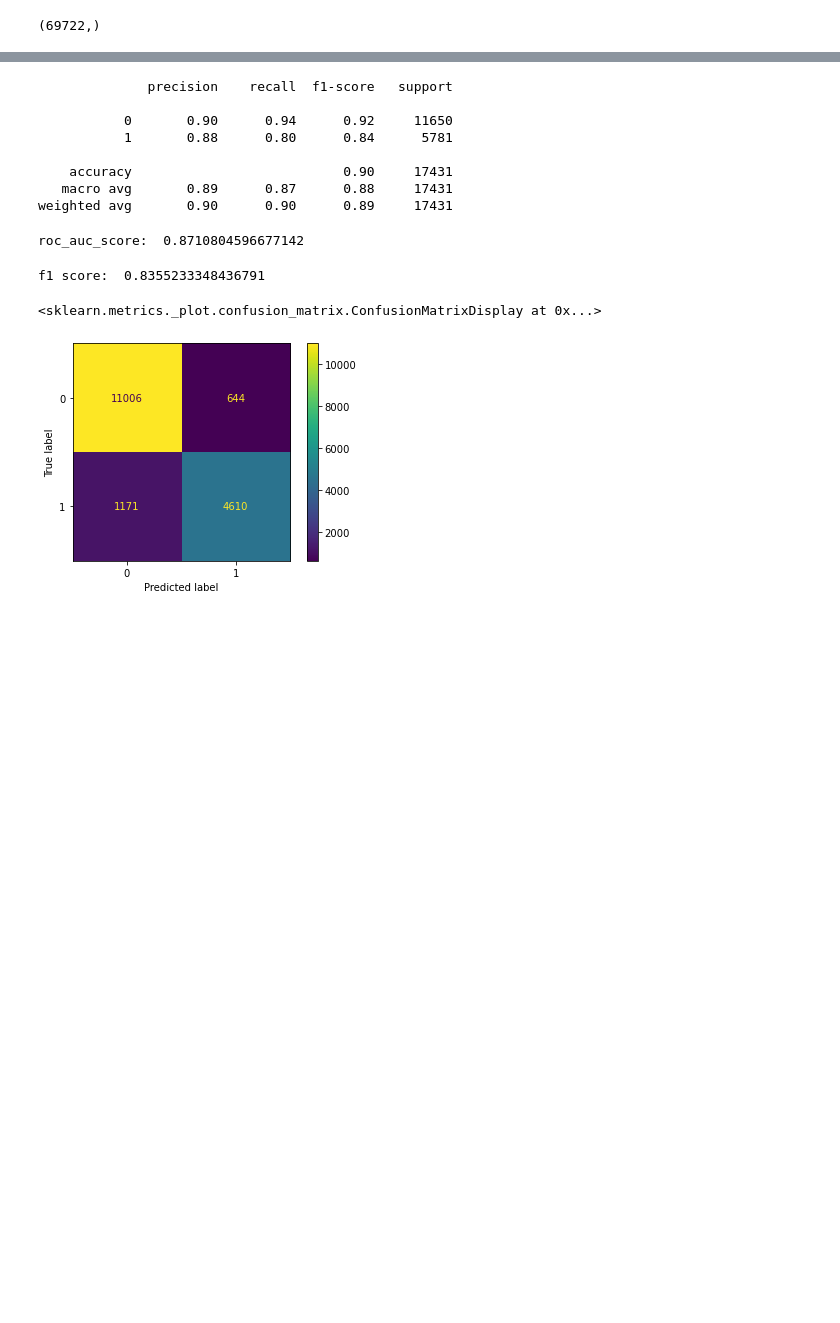
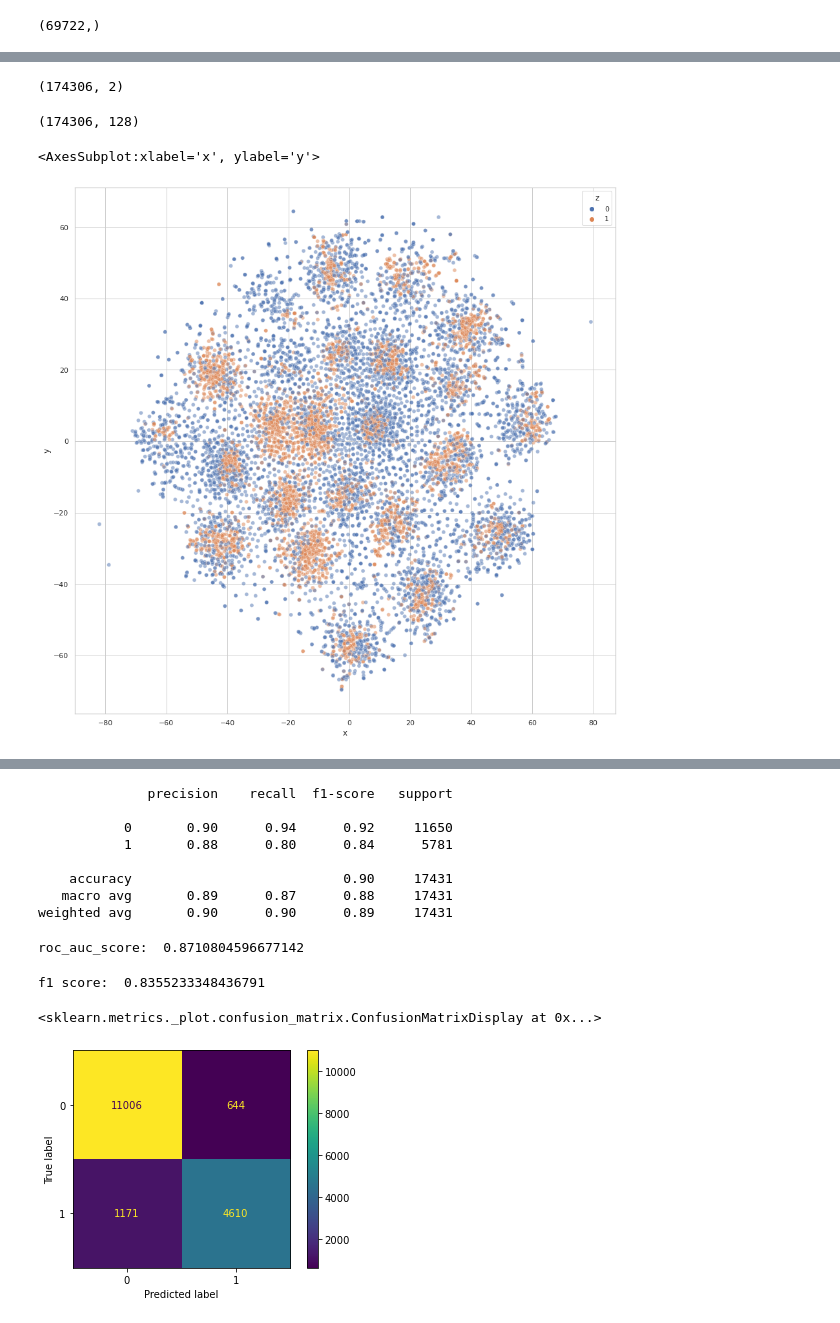
Before and after one commit to JGBOSS7/ML4NS, a Jupyter notebook: src/graph_embed.ipynb, the cells around one changed output, grey strips where cells are left out. Saved outputs shown, nothing was run; the diff lists cells and outputs as text; code cells hidden in the pictures; blank space fills up the shorter version.

```diff
--- a/src/graph_embed.ipynb
+++ b/src/graph_embed.ipynb
@@ -85,0 +157,4 @@ y_train.shape
+# %%
+from node2vec.edges import HadamardEmbedder, AverageEmbedder
+
+edges_embs = HadamardEmbedder(keyed_vectors=model.wv)
@@ -85,0 +163,36 @@ y_train.shape
+# %%
+edges_embeds = []
+for i in G.nodes():
+    for j in G.nodes():
+        if i != j:
+            if (i,j) in G.edges():
+                edges_embeds.append([edges_embs[(str(i),str(j))], 1])
+            else:
+                edges_embeds.append([edges_embs[(str(i),str(j))], 0])
+# %%
+edges_embeds = np.array(edges_embeds, dtype=object)
+# %%
+edges_embeds.shape
+# %% [output]
+(174306, 2)
+# %%
+ls = []
+for i in edges_embeds:
+    ls.append(np.array(i[0], dtype='float64'))
+ls= np.array(ls)
+# %%
+ls.shape
+# %% [output]
+(174306, 128)
+# %%
+tsne = TSNE(n_components=2)
+embeds = tsne.fit_transform(ls[:10000])
+df = pd.DataFrame(embeds, columns=['x','y'])
+df['z'] = edges_embeds[:10000,1]
+import seaborn as sns
+sns.set(rc={'figure.figsize':(15,15)})
+sns.set_style("whitegrid")
+sns.scatterplot(data=df, x='x', y='y',  hue='z',alpha=0.5)
+# %% [output]
+<AxesSubplot:xlabel='x', ylabel='y'>
+[figure, added]
```
Also changed, not shown: parts of 19 cells of this notebook.
